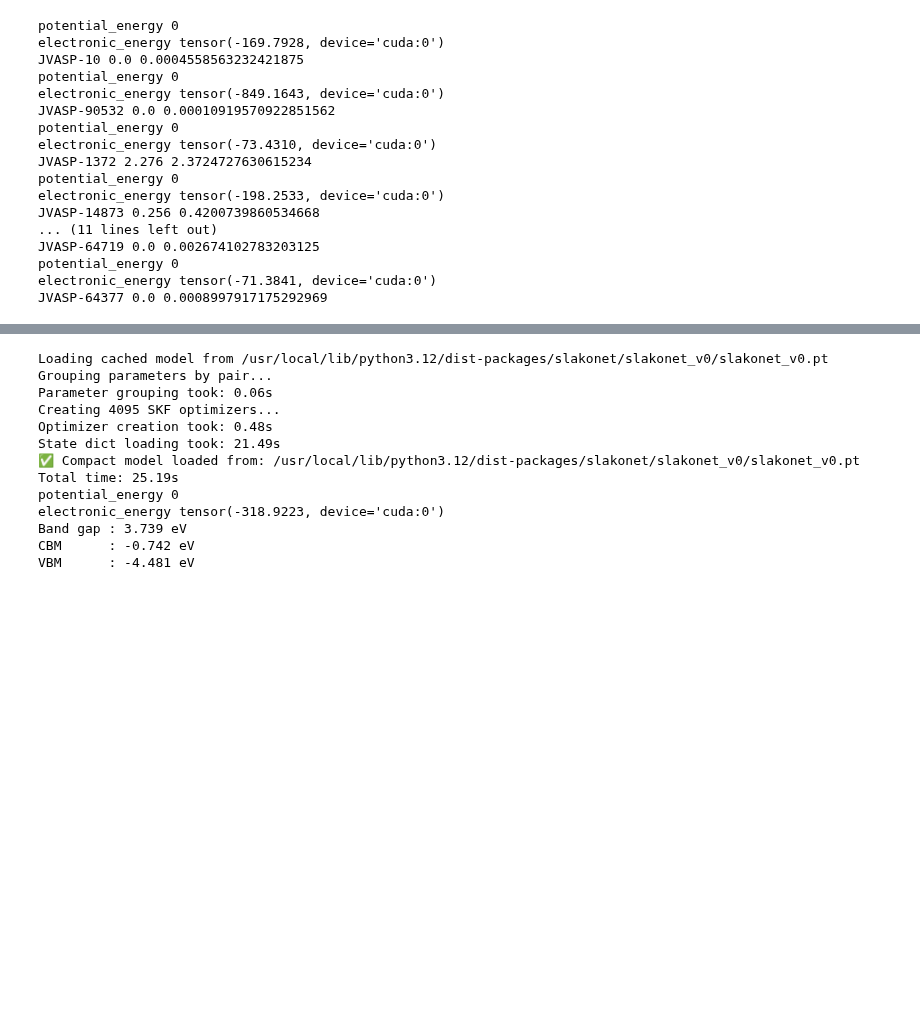
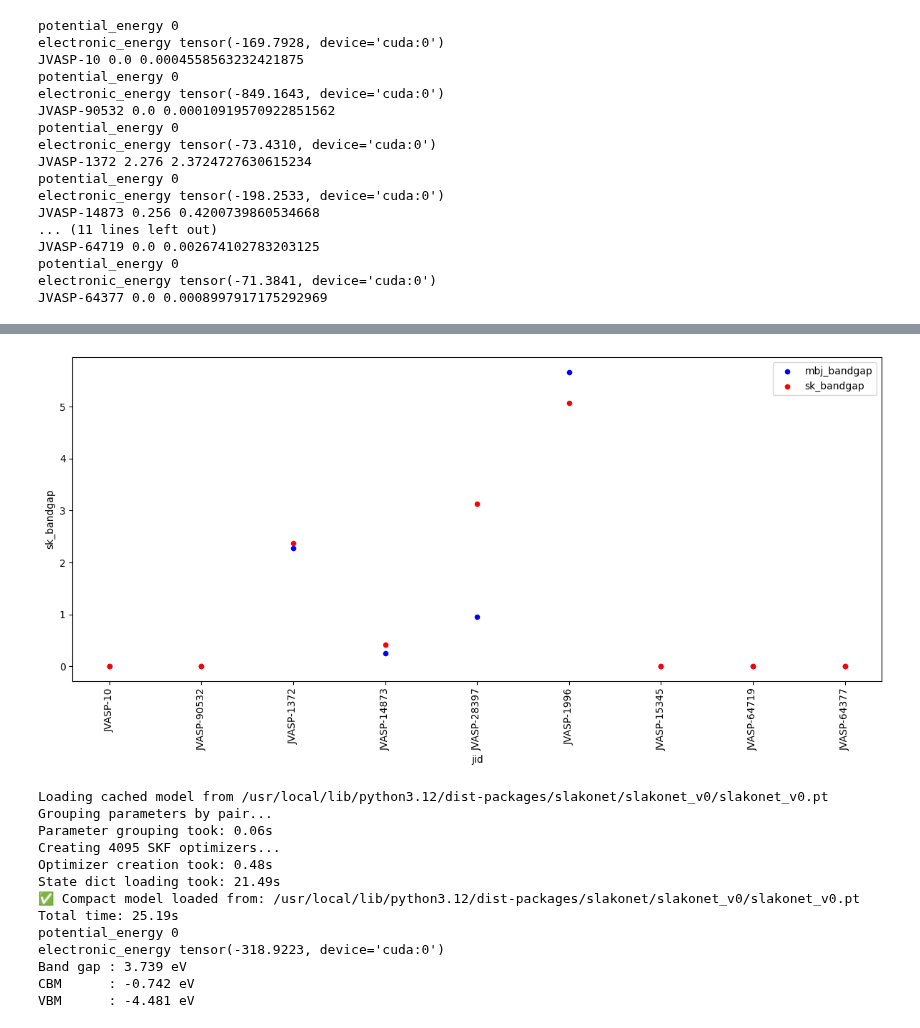
Before and after one commit to knc6/jarvis-tools-notebooks, a Jupyter notebook: jarvis-tools-notebooks/slakonet_example.ipynb, the cells around one changed output, grey strips where cells are left out. Drawn from its saved outputs; the diff is of its cells as text; code cells hidden in the pictures; blank space fills up the shorter version.

```diff
--- a/jarvis-tools-notebooks/slakonet_example.ipynb
+++ b/jarvis-tools-notebooks/slakonet_example.ipynb
@@ -184,0 +196,4 @@ JVASP-64377 0.0 0.0008997917175292969
+# %%
+import pandas as pd
+df=pd.read_json('results.json')
+df.head()
@@ -185,3 +207,18 @@ JVASP-64377 0.0 0.0008997917175292969
+# %%
+import matplotlib.pyplot as plt
+
+fig, ax = plt.subplots(figsize=(12, 6))
+
+# Scatter plots need to be added separately
+df.plot.scatter(x='jid', y='mbj_bandgap', ax=ax, label='mbj_bandgap', color='blue')
+df.plot.scatter(x='jid', y='sk_bandgap', ax=ax, label='sk_bandgap', color='red')
+
+plt.xticks(rotation=90)
+plt.legend()
+plt.tight_layout()
+plt.show()
+# %% [output]
+[figure, added]
 # %%
 %%time
 import matplotlib.pyplot as plt
```
Also changed, not shown: parts of 3 cells of this notebook.
